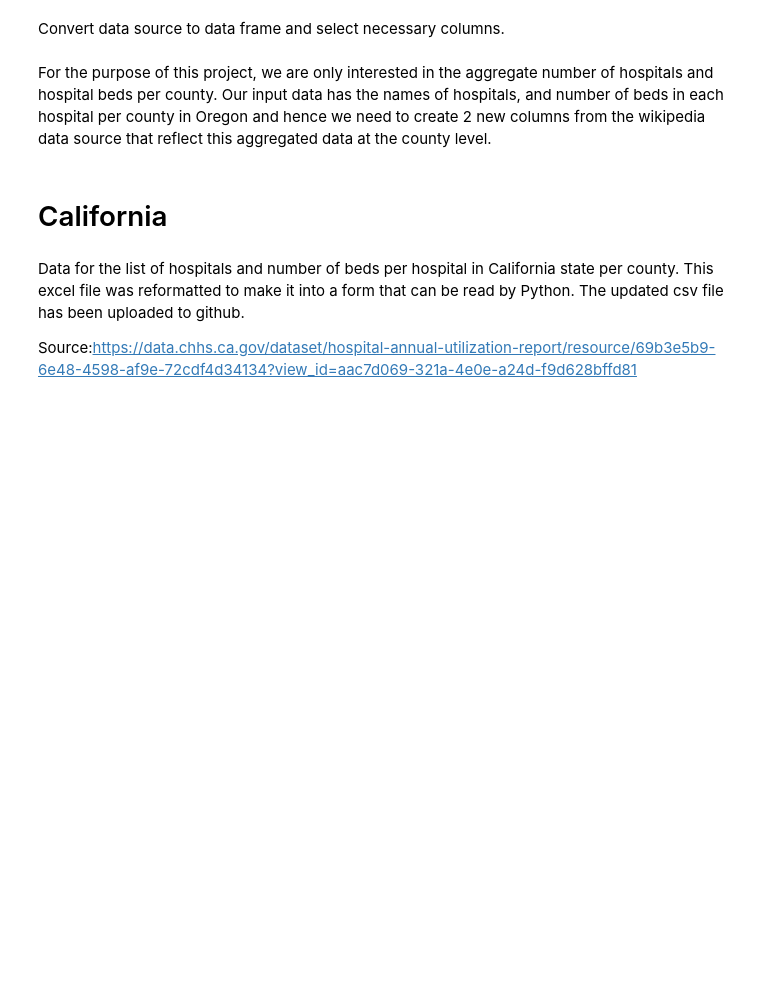
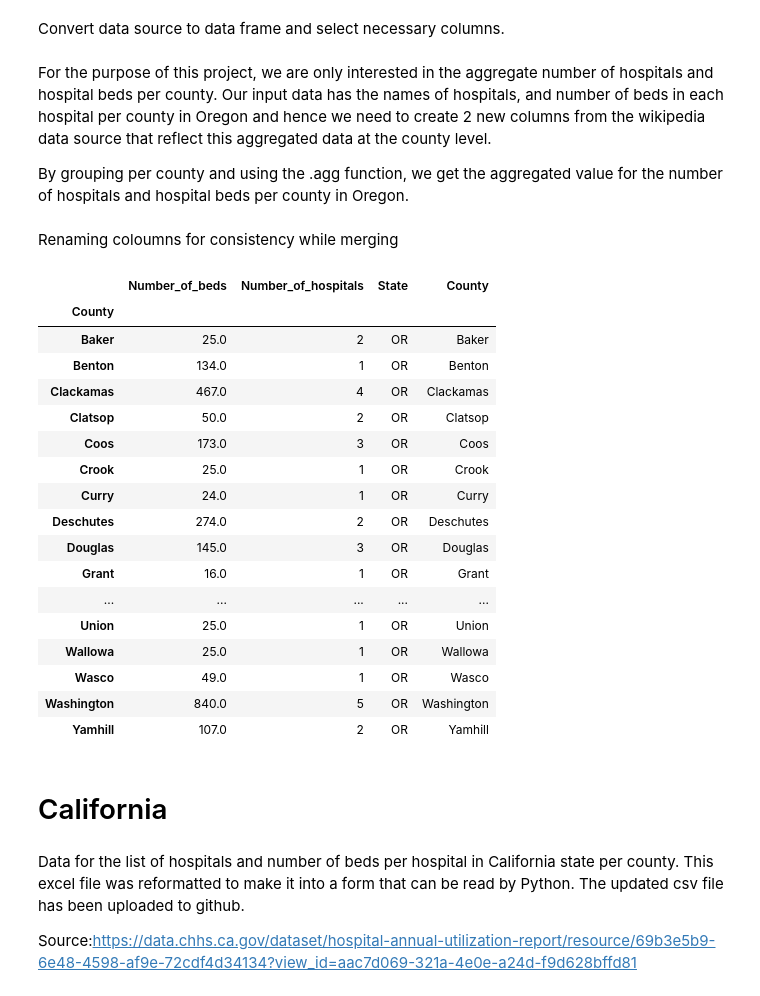
Before and after one commit to Public-Policy-COVID/Ayushi-Dhar, a Jupyter notebook: Ayushi_Data_Hospitals.ipynb, the cells around one changed output. Cells and saved outputs as stored; diff of their text form; code cells hidden in the pictures; blank space fills up the shorter version.

```diff
--- a/Ayushi_Data_Hospitals.ipynb
+++ b/Ayushi_Data_Hospitals.ipynb
@@ -90,4 +101,6 @@ OR_hospital = pd.DataFrame(data_OR)
 OR_hospital = OR_hospital[['County','Hospital','Bedsavailable[2]']]
 # %% [markdown]
 For the purpose of this project, we are only interested in the aggregate number of hospitals and hospital beds per county. Our input data has the names of hospitals, and number of beds in each hospital per county in Oregon and hence we need to create 2 new columns from the wikipedia data source that reflect this aggregated data at the county level.
+
+By grouping per county and using the .agg function, we get the aggregated value for the number of hospitals and hospital beds per county in Oregon.
 # %%
@@ -106,6 +116,30 @@ OR = pd.DataFrame(OR)
 # Add an extra column to reflect the state name
 OR = OR.assign(State = 'OR')
 OR['County'] = OR.index
+# %% [markdown]
+Renaming coloumns for consistency while merging
+# %%
+OR = OR.rename(columns={'Bedsavailable[2]': 'Number_of_beds', 'Hospital': 'Number_of_hospitals'})
+OR
+# %% [output]
+|  | Number_of_beds | Number_of_hospitals | State | County |
+| County |  |  |  |  |
+| Baker | 25.0 | 2 | OR | Baker |
+| Benton | 134.0 | 1 | OR | Benton |
+| Clackamas | 467.0 | 4 | OR | Clackamas |
+| Clatsop | 50.0 | 2 | OR | Clatsop |
+| Coos | 173.0 | 3 | OR | Coos |
+| Crook | 25.0 | 1 | OR | Crook |
+| Curry | 24.0 | 1 | OR | Curry |
+| Deschutes | 274.0 | 2 | OR | Deschutes |
+| Douglas | 145.0 | 3 | OR | Douglas |
+| Grant | 16.0 | 1 | OR | Grant |
+| ... | ... | ... | ... | ... |
+| Union | 25.0 | 1 | OR | Union |
+| Wallowa | 25.0 | 1 | OR | Wallowa |
+| Wasco | 49.0 | 1 | OR | Wasco |
+| Washington | 840.0 | 5 | OR | Washington |
+| Yamhill | 107.0 | 2 | OR | Yamhill |
 # %% [markdown]
 # California
 # %% [markdown]
```
Also changed, not shown: parts of 19 cells of this notebook.
